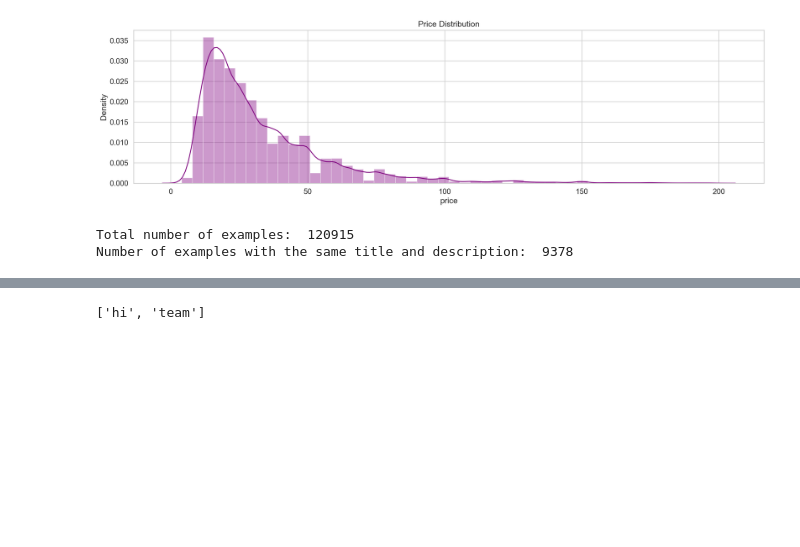
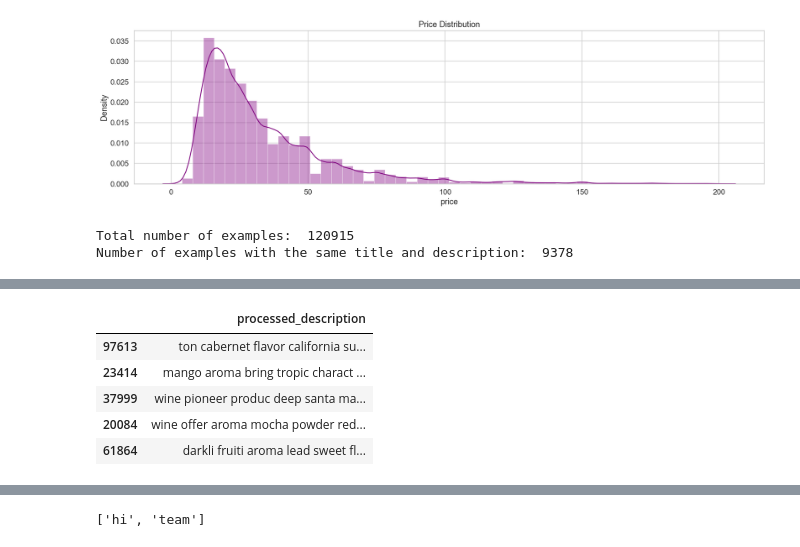
Before and after one commit to nsamko/wine_recommendation, a Jupyter notebook: wine.ipynb, the cells around one changed output, grey strips where cells are left out. Saved outputs shown, nothing was run; the diff lists cells and outputs as text; code cells hidden in the pictures; blank space fills up the shorter version.

```diff
--- a/wine.ipynb
+++ b/wine.ipynb
@@ -385,0 +398,9 @@ test_df = pd.DataFrame(test)
+# %%
+test_df.head()
+# %% [output]
+|  | processed_description |
+| 97613 | ton cabernet flavor california su... |
+| 23414 | mango aroma bring tropic charact ... |
+| 37999 | wine pioneer produc deep santa ma... |
+| 20084 | wine offer aroma mocha powder red... |
+| 61864 | darkli fruiti aroma lead sweet fl... |
```
Also changed, not shown: parts of 34 cells of this notebook.
